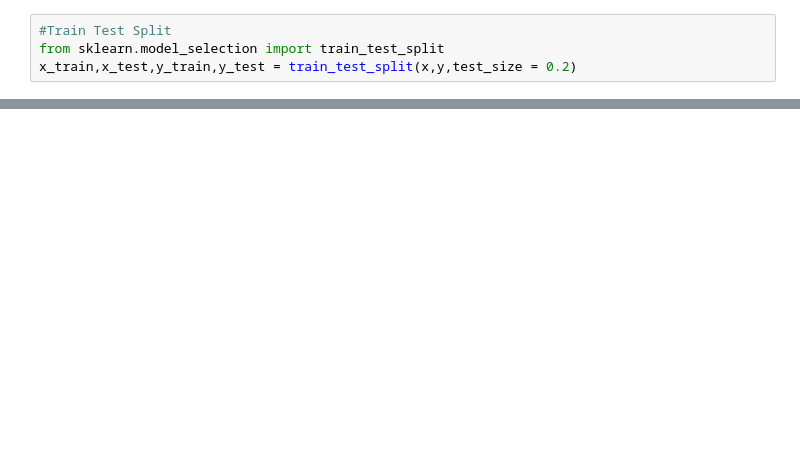
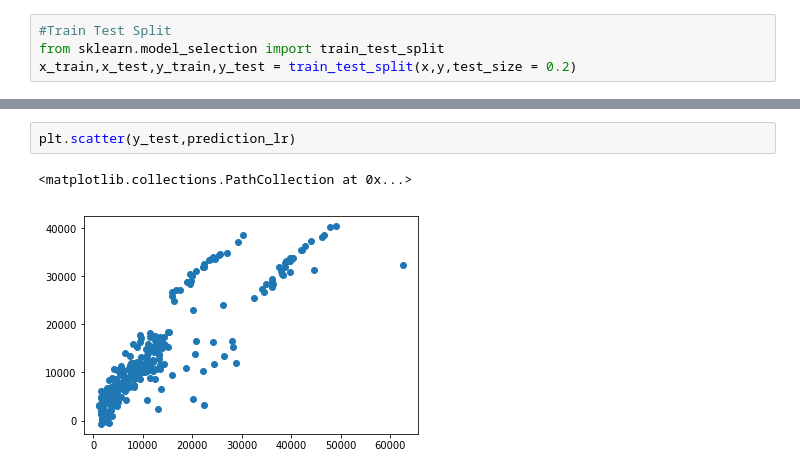
Before and after one commit to Sumitsaha123/Competative-Code, a Jupyter notebook: Untitled.ipynb, the cells around one changed output, grey strips where cells are left out. Saved outputs shown, nothing was run; the diff lists cells and outputs as text; blank space fills up the shorter version.

```diff
--- a/Untitled.ipynb
+++ b/Untitled.ipynb
@@ -210,0 +257,5 @@ Name: charges, dtype: float64
+# %%
+plt.scatter(y_test,prediction_lr)
+# %% [output]
+<matplotlib.collections.PathCollection at 0x...>
+[figure, added]
```
Also changed, not shown: parts of 55 cells of this notebook.
